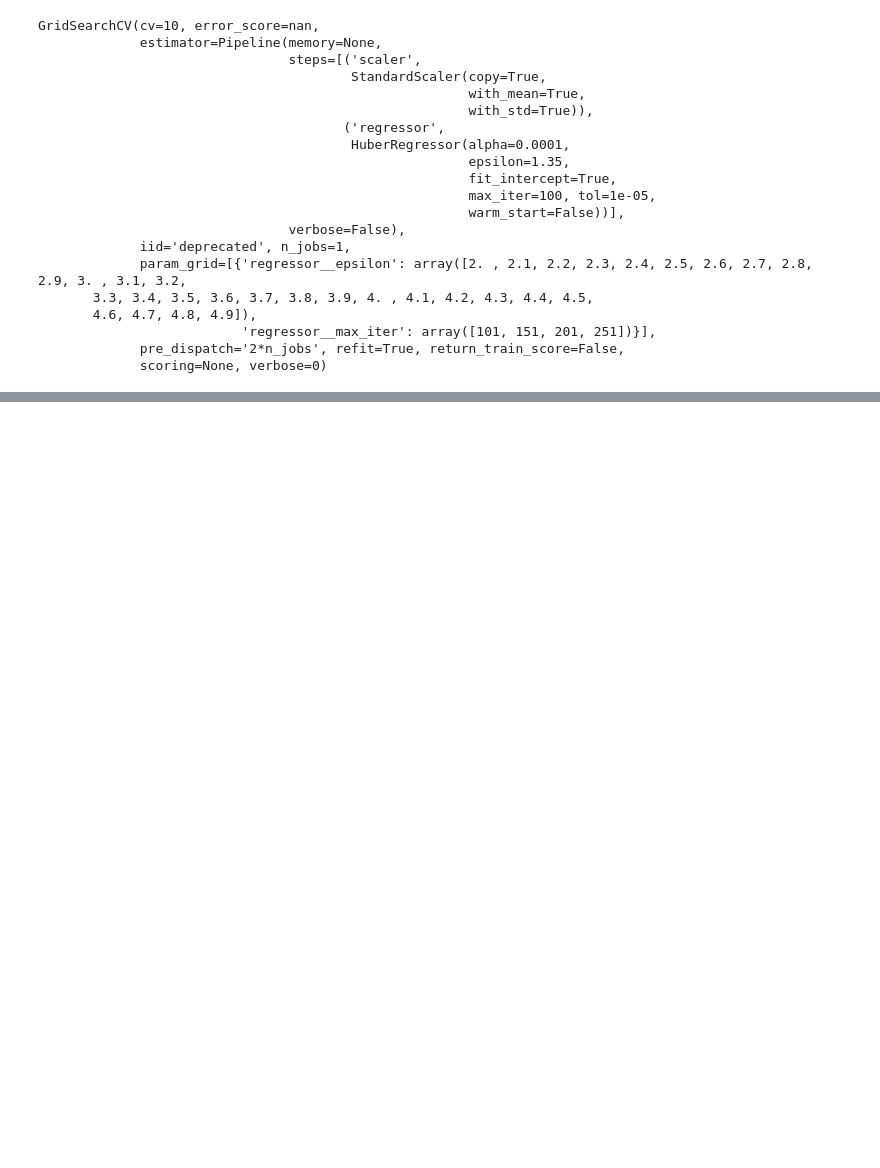
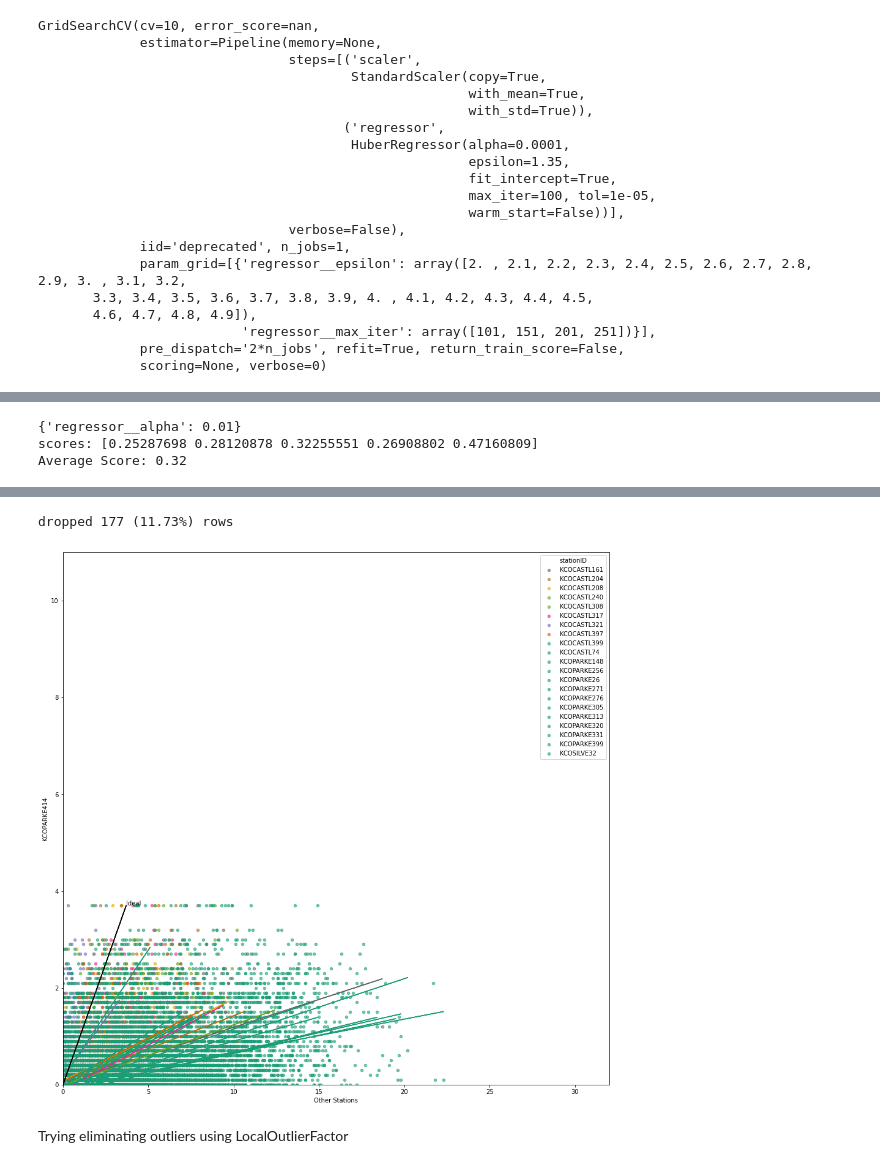
Before and after one commit to riverdogcabin/PSDS4900, a Jupyter notebook: wu_observation_modeling.ipynb, the cells around one changed output, grey strips where cells are left out. Saved outputs shown, nothing was run; the diff lists cells and outputs as text; code cells hidden in the pictures; blank space fills up the shorter version.

```diff
--- a/wu_observation_modeling.ipynb
+++ b/wu_observation_modeling.ipynb
@@ -246,12 +303,13 @@ sns.histplot(data=to_plot, kde=True,ax=ax)
 # %%
-df_reshaped = get_top_n_correlated(df,corr_df,num_stations=7)
+df_reshaped = get_top_n_correlated(df,corr_df,num_stations=num_stations)
 
 columns_to_plot = list(df_reshaped.columns)
 columns_to_plot.remove(my_station)
+columns_to_plot.sort()
 i = 0
 colors = 'rgbym'
 cmap = cm.get_cmap('Dark2')
-cmap_counter = 0.1
+cmap_counter = 0.9
 cmap_tracker = {}
 
 fig, ax = plt.subplots(figsize=(16,16))
@@ -265,7 +323,7 @@ for col in columns_to_plot:
   ax.plot(df_reshaped[col],m*df_reshaped[col]+b, color=cmap(cmap_counter))
   cmap_tracker[col] = cmap(cmap_counter)
   i += 1
-  cmap_counter += .1
+  cmap_counter -= .1
 ax.plot(df_reshaped[my_station],df_reshaped[my_station],c='k')
 ax.text(df_reshaped[my_station].max()+.01, df_reshaped[my_station].max(), 'Ideal')
 ax.set_xlabel('Other Stations')
@@ -711,0 +869,47 @@ Average Score: 0.80
+# %%
+print(grid.best_params_)
+scores = cross_val_score(grid,X_test,y_test)
+print('scores: {}\nAverage Score: {:.2f}'.format(scores,np.mean(scores) ))
+best_model_tracker['Lasso iso outliers removed']= {'num_stations':num_stations,'best_params': grid.best_params_, 'best_avg':np.mean(scores)}
+# %% [output]
+{'regressor__alpha': 0.01}
+scores: [0.25287698 0.28120878 0.32255551 0.26908802 0.47160809]
+Average Score: 0.32
+# %%
+df_reshaped = get_top_n_correlated(df,corr_df,num_stations=num_stations)#,variable=columns_to_pull)
+X = np.array(df_reshaped.drop(columns=my_station))
+y = np.array(df_reshaped[[my_station]]) #target
+iso_forest = IsolationForest(n_estimators=200,verbose=True,random_state=42,bootstrap=True).fit(X,y)
+iso_outliers = iso_forest.predict(X) ==-1
+# np.sum(iso_outliers)
+X_iso = X[~iso_outliers]
+y_iso = y[~iso_outliers]
+print('dropped {} ({:.2f}%) rows'.format((X.shape[0] - X_iso.shape[0]),100*(1-(X_iso.shape[0]/X.shape[0]))))
+
+df_reshaped = df_reshaped[~iso_outliers]
+columns_to_plot = list(set(df_reshaped.columns))
+columns_to_plot.remove(my_station)
+columns_to_plot.sort()
+i = 0
+colors = 'rgbym'
+cmap = cm.get_cmap('Dark2')
+cmap_counter = 0.9
+
+fig, ax = plt.subplots(figsize=(16,16))
+# ax.set_aspect('equal')
+# ax.set_xlim((0,30))
+# ax.set_ylim((0,30))
+for col in columns_to_plot:
+  df_reshaped.plot(ax=ax, kind='scatter',y=my_station,x=col,color=cmap_tracker.get(col,cmap(cmap_counter)),label=col,alpha=0.6)
+  m, b = np.polyfit(df_reshaped[col], df_reshaped[my_station], 1)
+  # ax.plot(df_reshaped[my_station],m*df_reshaped[my_station]+b, color=colors[i])
+  ax.plot(df_reshaped[col],m*df_reshaped[col]+b, color=cmap_tracker.get(col,cmap(cmap_counter))) #color=colors[i]
+  i += 1
+  cmap_counter -= .1
+ax.plot(df_reshaped[my_station],df_reshaped[my_station],c='k')
+ax.text(df_reshaped[my_station].max()+.01, df_reshaped[my_station].max(), 'Ideal')
+ax.set_xlabel('Other Stations')
+plt.xlim(0,32)
+plt.ylim(0,11)
+plt.show()
+# %% [output]
@@ -711,0 +918,4 @@ Average Score: 0.80
+dropped 177 (11.73%) rows
+[figure, added]
+# %% [markdown]
+Trying eliminating outliers using LocalOutlierFactor
```
Also changed, not shown: parts of 79 cells of this notebook.
